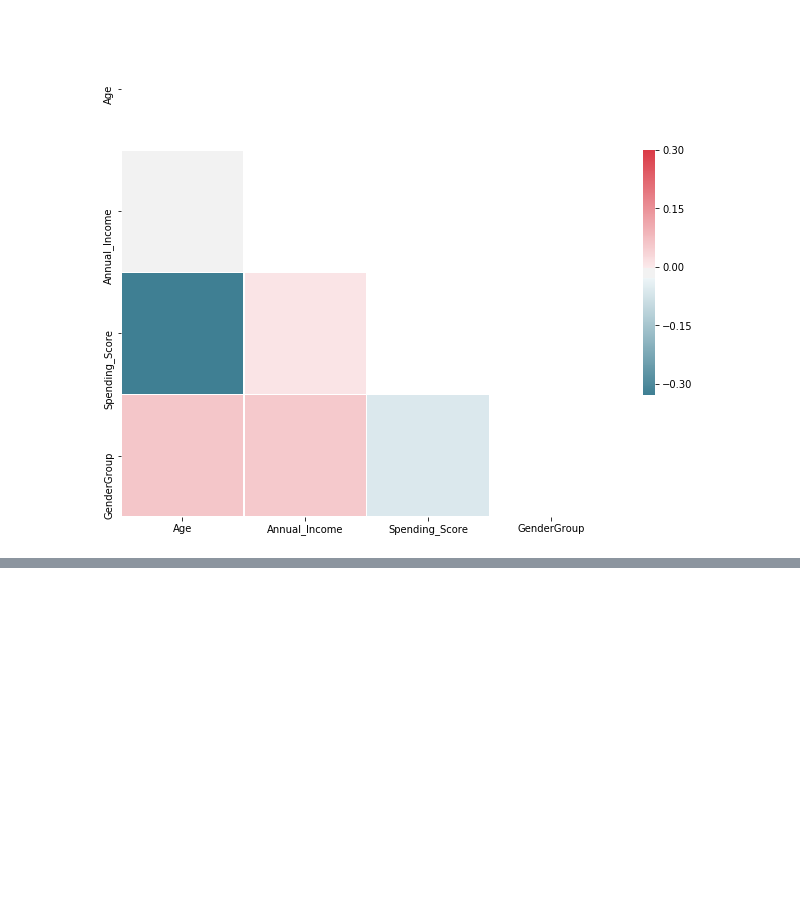
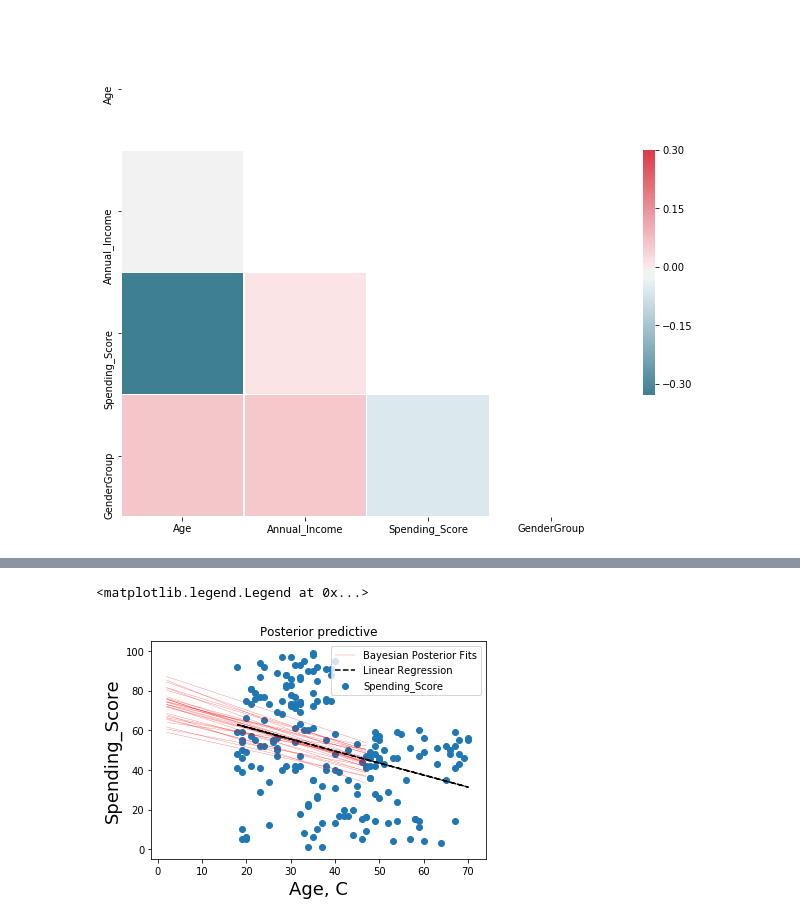
Before and after one commit to nealpatel02/DataScience_Project_3251, a Jupyter notebook: final presentation_jz.ipynb, the cells around one changed output, grey strips where cells are left out. Cells and saved outputs as stored; diff of their text form; code cells hidden in the pictures; blank space fills up the shorter version.

```diff
--- a/final presentation_jz.ipynb
+++ b/final presentation_jz.ipynb
@@ -440,0 +435,15 @@ pm.summary(linear_trace)
+# %%
+lin_reg.fit(X.Age.values.reshape(-1, 1), Y)
+pm.plot_posterior_predictive_glm(linear_trace, eval=np.linspace(2,47, 100),
+                                 color='red', label = 'Bayesian Posterior Fits',
+                                 lm= lambda x, sample:
+                                 sample['Intercept'] + sample['Age']*x)
+
+plt.plot(X.Age.values.reshape(-1, 1), lin_reg.predict(X.Age.values.reshape(-1, 1)), 'k--', label='Linear Regression')
+plt.scatter(x=df["Age"], y=df["Spending_Score"])
+plt.ylabel('Spending_Score', size = 18)
+plt.xlabel('Age, C', size = 18)
+plt.legend()
+# %% [output]
+<matplotlib.legend.Legend at 0x...>
+[figure, added]
```
Also changed, not shown: parts of 20 cells of this notebook.
